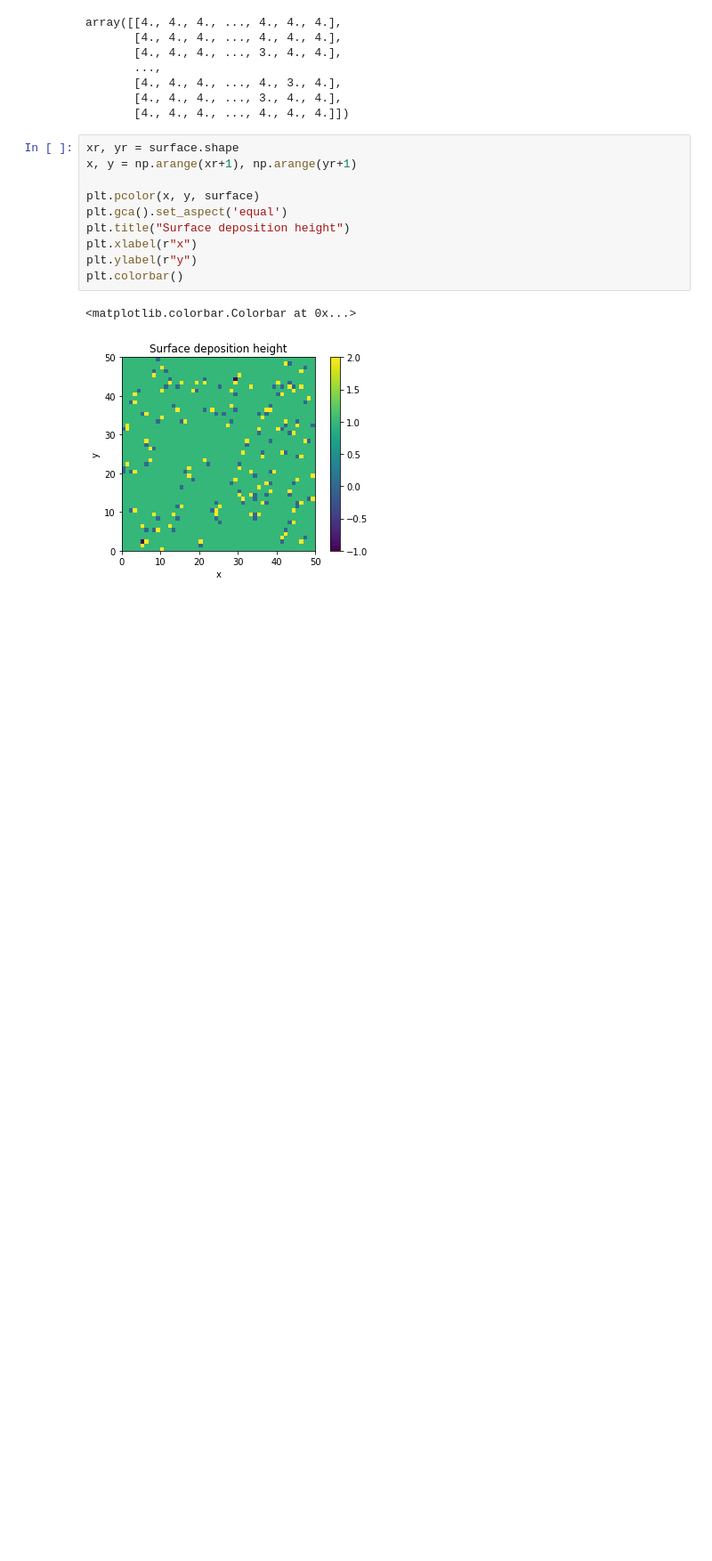
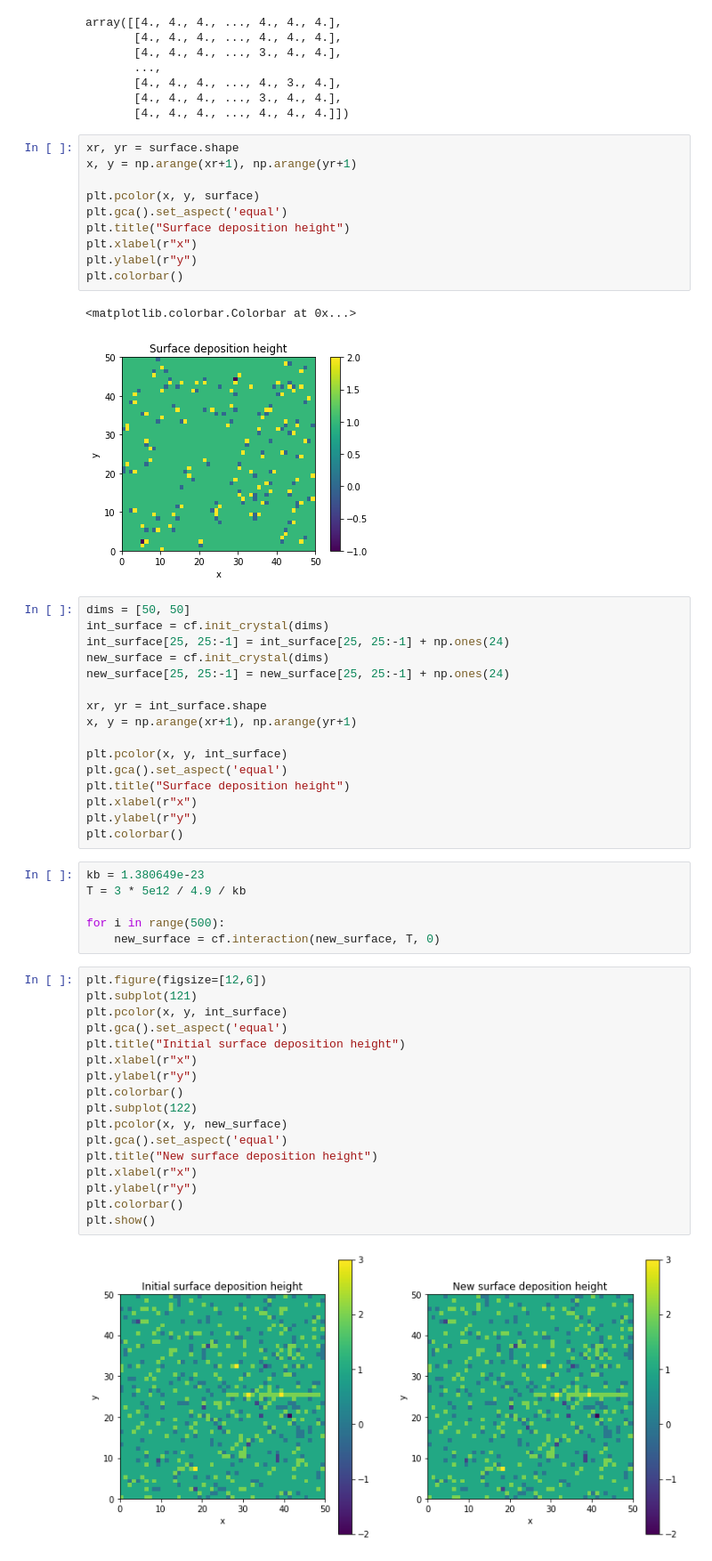
Before and after one commit to MG299792458/CompPhysProj3, a Jupyter notebook: Simulations.ipynb, the cells around one changed output. Shown at 89% size. Saved outputs shown, nothing was run; the diff lists cells and outputs as text; blank space fills up the shorter version.

Commit message:
Create plot

```diff
--- a/Simulations.ipynb
+++ b/Simulations.ipynb
@@ -62,3 +62,44 @@ plt.colorbar()
 # %% [output]
 <matplotlib.colorbar.Colorbar at 0x...>
 [figure]
+# %%
+dims = [50, 50]
+int_surface = cf.init_crystal(dims)
+int_surface[25, 25:-1] = int_surface[25, 25:-1] + np.ones(24)
+new_surface = cf.init_crystal(dims)
+new_surface[25, 25:-1] = new_surface[25, 25:-1] + np.ones(24)
+
+xr, yr = int_surface.shape
+x, y = np.arange(xr+1), np.arange(yr+1)
+
+plt.pcolor(x, y, int_surface)
+plt.gca().set_aspect('equal')
+plt.title("Surface deposition height")
+plt.xlabel(r"x")
+plt.ylabel(r"y")
+plt.colorbar()
+# %%
+kb = 1.380649e-23
+T = 3 * 5e12 / 4.9 / kb
+
+for i in range(500):
+    new_surface = cf.interaction(new_surface, T, 0)
+# %%
+plt.figure(figsize=[12,6])
+plt.subplot(121)
+plt.pcolor(x, y, int_surface)
+plt.gca().set_aspect('equal')
+plt.title("Initial surface deposition height")
+plt.xlabel(r"x")
+plt.ylabel(r"y")
+plt.colorbar()
+plt.subplot(122)
+plt.pcolor(x, y, new_surface)
+plt.gca().set_aspect('equal')
+plt.title("New surface deposition height")
+plt.xlabel(r"x")
+plt.ylabel(r"y")
+plt.colorbar()
+plt.show()
+# %% [output]
+[figure, added]
```
Also changed, not shown: 1 other file.
